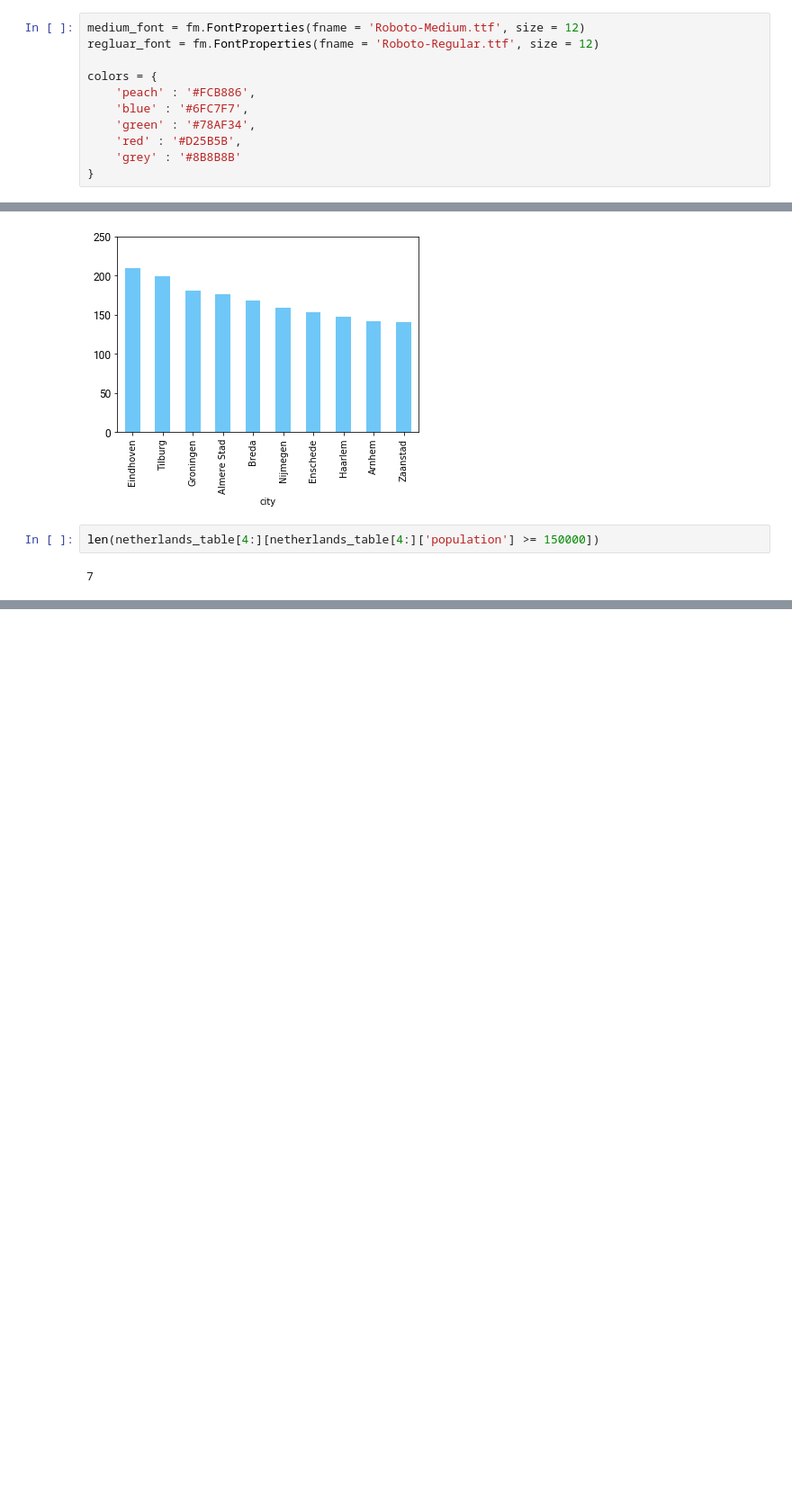
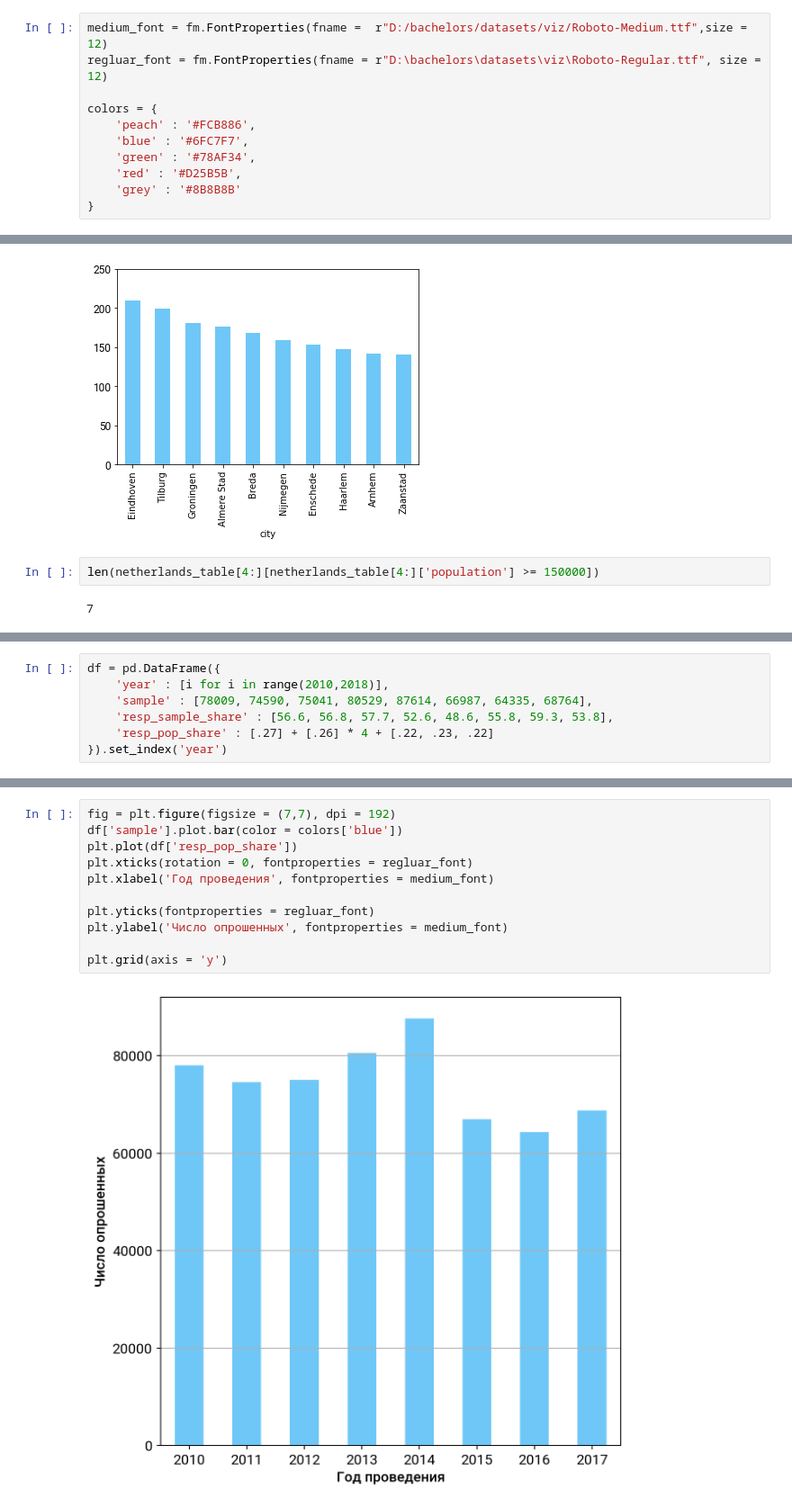
Before and after one commit to mtopnikov/NetherlandsCentralities, a Jupyter notebook: Illustrative visualization.ipynb, the cells around one changed output, grey strips where cells are left out. Shown at 90% size. Cells and saved outputs as stored; diff of their text form; blank space fills up the shorter version.

```diff
--- a/Illustrative visualization.ipynb
+++ b/Illustrative visualization.ipynb
@@ -10,8 +10,8 @@ import geopandas as gpd
 import matplotlib.pyplot as plt
 from matplotlib import font_manager as fm
 # %%
-medium_font = fm.FontProperties(fname = 'Roboto-Medium.ttf', size = 12)
-regluar_font = fm.FontProperties(fname = 'Roboto-Regular.ttf', size = 12)
+medium_font = fm.FontProperties(fname =  r"D:/bachelors/datasets/viz/Roboto-Medium.ttf",size = 12)
+regluar_font = fm.FontProperties(fname = r"D:\bachelors\datasets\viz\Roboto-Regular.ttf", size = 12)
 
 colors = {
     'peach' : '#FCB886',
@@ -131,0 +134,7 @@ len(netherlands_table[4:][netherlands_table[4:]['population'] >= 150000])
+# %%
+df = pd.DataFrame({
+    'year' : [i for i in range(2010,2018)],
+    'sample' : [78009, 74590, 75041, 80529, 87614, 66987, 64335, 68764],
+    'resp_sample_share' : [56.6, 56.8, 57.7, 52.6, 48.6, 55.8, 59.3, 53.8],
+    'resp_pop_share' : [.27] + [.26] * 4 + [.22, .23, .22]
+}).set_index('year')
@@ -131,0 +154,13 @@ len(netherlands_table[4:][netherlands_table[4:]['population'] >= 150000])
+# %%
+fig = plt.figure(figsize = (7,7), dpi = 192)
+df['sample'].plot.bar(color = colors['blue'])
+plt.plot(df['resp_pop_share'])
+plt.xticks(rotation = 0, fontproperties = regluar_font)
+plt.xlabel('Год проведения', fontproperties = medium_font)
+
+plt.yticks(fontproperties = regluar_font)
+plt.ylabel('Число опрошенных', fontproperties = medium_font)
+
+plt.grid(axis = 'y')
+# %% [output]
+[figure, added]
```
Also changed, not shown: parts of 3 cells of this notebook, 7 other files.
